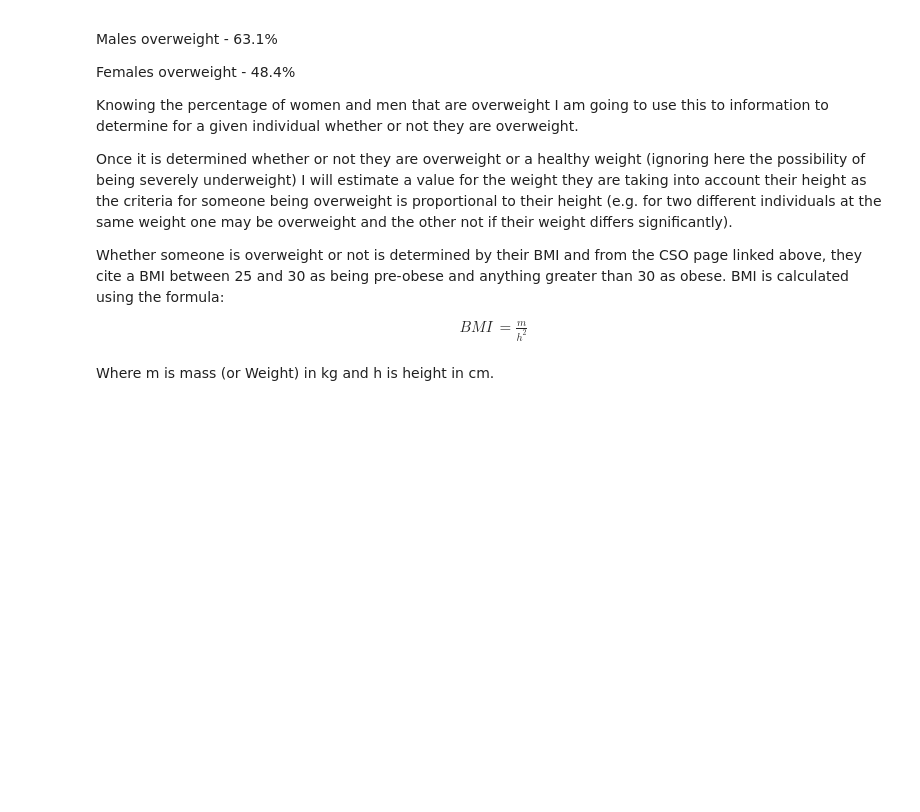
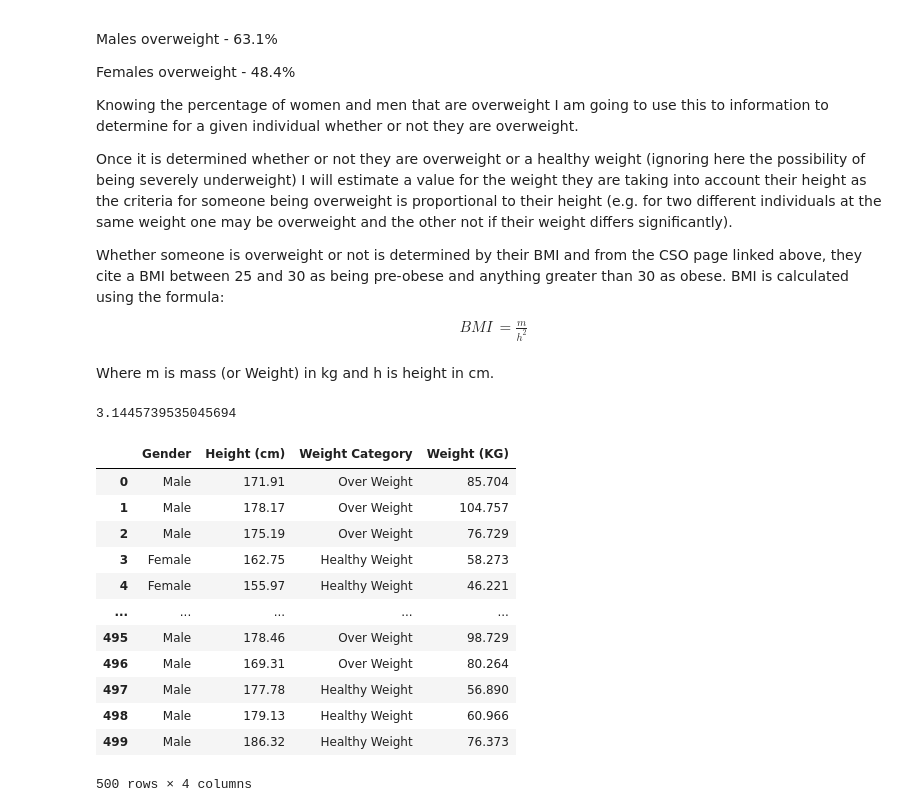
Before and after one commit to itskeithstudent/Programming-for-Data-Analysis-Project, a Jupyter notebook: Synthetic Data.ipynb, the cells around one changed output. Drawn from its saved outputs; the diff is of its cells as text; code cells hidden in the pictures; blank space fills up the shorter version.

```diff
--- a/Synthetic Data.ipynb
+++ b/Synthetic Data.ipynb
@@ -137,0 +160,20 @@ Where m is mass (or Weight) in kg and h is height in cm.
+# %%
+rng.uniform(1,10)
+# %% [output]
+3.1445739535045694
+# %%
+df
+# %% [output]
+|  | Gender | Height (cm) | Weight Category | Weight (KG) |
+| 0 | Male | 171.91 | Over Weight | 85.704 |
+| 1 | Male | 178.17 | Over Weight | 104.757 |
+| 2 | Male | 175.19 | Over Weight | 76.729 |
+| 3 | Female | 162.75 | Healthy Weight | 58.273 |
+| 4 | Female | 155.97 | Healthy Weight | 46.221 |
+| ... | ... | ... | ... | ... |
+| 495 | Male | 178.46 | Over Weight | 98.729 |
+| 496 | Male | 169.31 | Over Weight | 80.264 |
+| 497 | Male | 177.78 | Healthy Weight | 56.890 |
+| 498 | Male | 179.13 | Healthy Weight | 60.966 |
+| 499 | Male | 186.32 | Healthy Weight | 76.373 |
+500 rows × 4 columns
```
Also changed, not shown: parts of 6 cells of this notebook.
